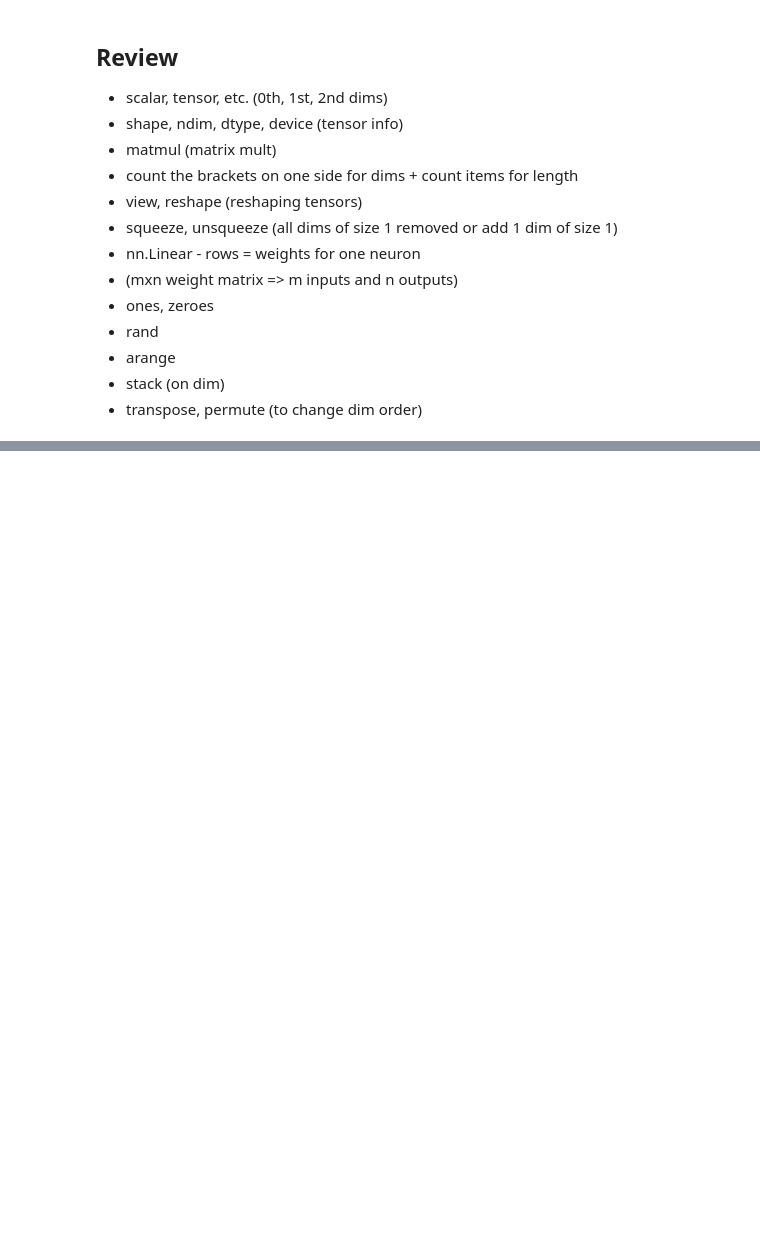
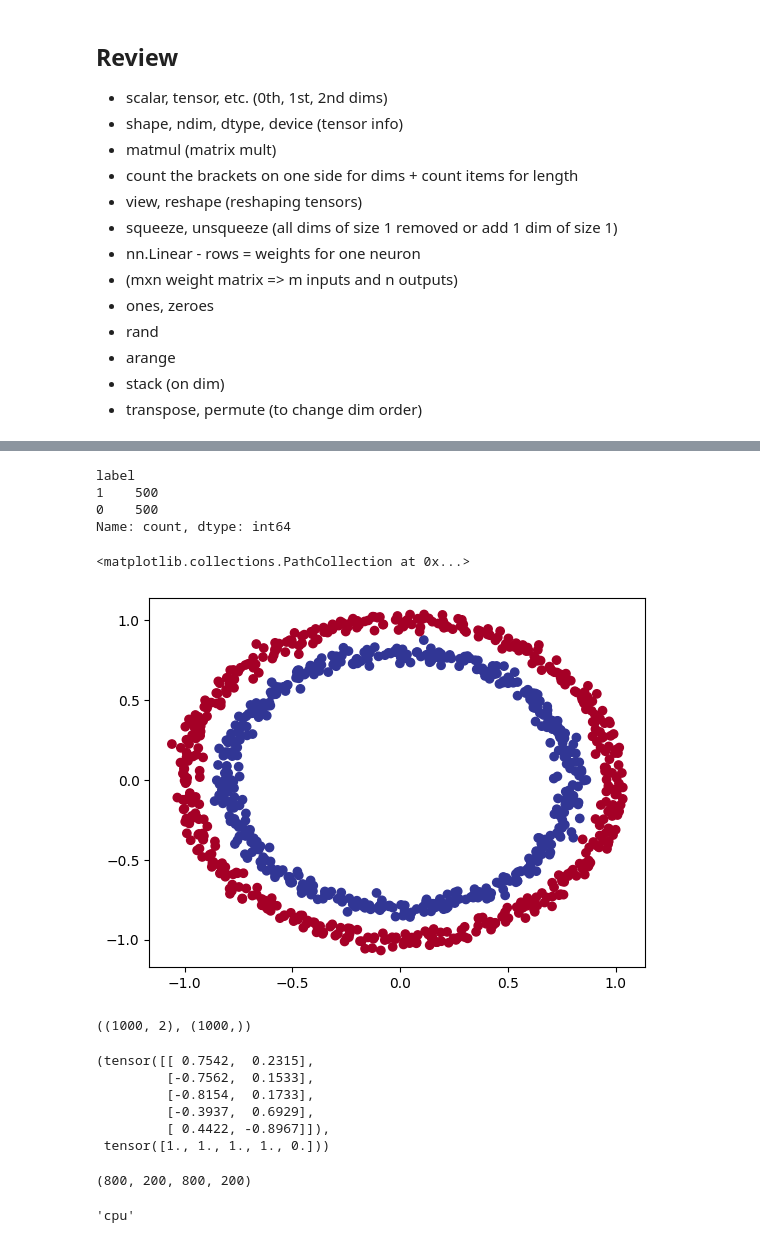
Before and after one commit to tyleryy/Models-from-Scratch, a Jupyter notebook: tutorials/pytorch-tutorials.ipynb, the cells around one changed output, grey strips where cells are left out. Drawn from its saved outputs; the diff is of its cells as text; code cells hidden in the pictures; blank space fills up the shorter version.

```diff
--- a/tutorials/pytorch-tutorials.ipynb
+++ b/tutorials/pytorch-tutorials.ipynb
@@ -347,0 +348,9 @@ False
+# %%
+from sklearn.datasets import make_circles
+
+n_samples = 1000
+
+# Create circles
+X, y = make_circles(n_samples,
+                    noise=0.03, # a little bit of noise to the dots
+                    random_state=42) # keep random state so we get the same values
@@ -347,0 +369,44 @@ False
+# %%
+circles.label.value_counts() # get count of labels (balanced)
+# %% [output]
+label
+1    500
+0    500
+Name: count, dtype: int64
+# %%
+import matplotlib.pyplot as plt
+plt.scatter(x=X[:, 0], y=X[:, 1], c=y, cmap=plt.cm.RdYlBu)
+# %% [output]
+<matplotlib.collections.PathCollection at 0x...>
+[figure, added]
+# %%
+X.shape, y.shape
+# %% [output]
+((1000, 2), (1000,))
+# %%
+import torch
+X = torch.from_numpy(X).type(torch.float)
+y = torch.from_numpy(y).type(torch.float)
+
+X[:5], y[:5]
+# %% [output]
+(tensor([[ 0.7542,  0.2315],
+         [-0.7562,  0.1533],
+         [-0.8154,  0.1733],
+         [-0.3937,  0.6929],
+         [ 0.4422, -0.8967]]),
+ tensor([1., 1., 1., 1., 0.]))
+# %%
+from sklearn.model_selection import train_test_split
+
+# train/test split 80/20
+X_train, X_test, y_train, y_test = train_test_split(X, y, test_size=0.2, random_state=42)
+
+len(X_train), len(X_test), len(y_train), len(y_test)
+# %% [output]
+(800, 200, 800, 200)
+# %%
+device = "cuda" if torch.cuda.is_available() else "cpu"
+device
+# %% [output]
+'cpu'
```
Also changed, not shown: parts of 25 cells of this notebook.
